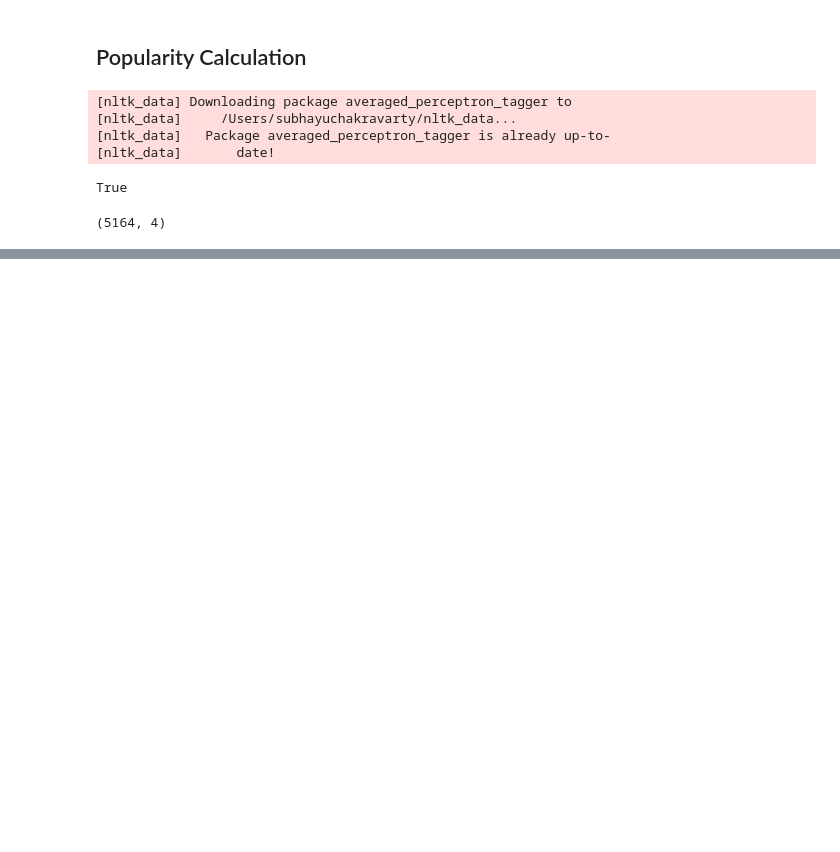
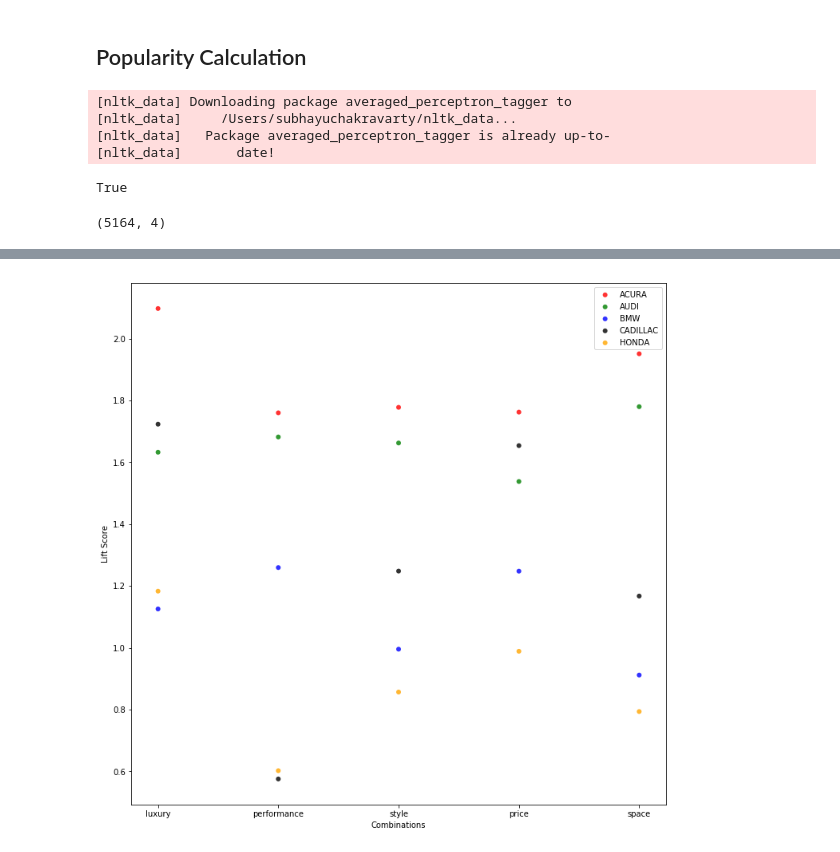
Before and after one commit to prajvalgupta/ugca-fall, a Jupyter notebook: Subhayu_Jupyter/TaskC_MostPopular_Lifts.ipynb, the cells around one changed output, grey strips where cells are left out. Cells and saved outputs as stored; diff of their text form; code cells hidden in the pictures; blank space fills up the shorter version.

Commit message:
Brand replacements done via models.csv + Lift Plot
Brand replacements done via models.csv + Lift Plot

```diff
--- a/Subhayu_Jupyter/TaskC_MostPopular_Lifts.ipynb
+++ b/Subhayu_Jupyter/TaskC_MostPopular_Lifts.ipynb
@@ -128,5 +167,5 @@ adjcountList.most_common(25)
 # %%
-brandList = ['Acura','Audi','BMW','Cadillac','Infiniti']
+brandList = ['ACURA','AUDI','BMW','CADILLAC','HONDA']
 attributeList = ['luxury','performance','style','price','space']
 # %%
 comb_count=[]
@@ -198,0 +242,7 @@ sorted_lifts
+# %%
+plotarr={}
+for b in brandList:
+    plotarr[b]=[]
+for i in lift_scores:
+    plotarr[i[0]].append(lift_scores[i])
+plotarr
@@ -198,0 +267,17 @@ sorted_lifts
+# %%
+fig = plt.figure(figsize=(12,12))
+ax = fig.add_subplot(111)
+colors = ("red", "green", "blue","black","orange")
+groups = plotarr.keys()
+
+for lift, color, group in zip(plotarr, colors, groups):
+#     plt.scatter(attributeList,plotarr[lift])
+#     ax.scatter(attributeList, plotarr[lift])
+    ax.scatter(attributeList, plotarr[lift], alpha=0.8, c=color, edgecolors='none', label=group)
+
+plt.xlabel('Combinations')
+plt.ylabel('Lift Score')
+plt.legend(loc=1)
+plt.show()
+# %% [output]
+[figure, added]
```
Also changed, not shown: parts of 17 cells of this notebook, 2 other files.
